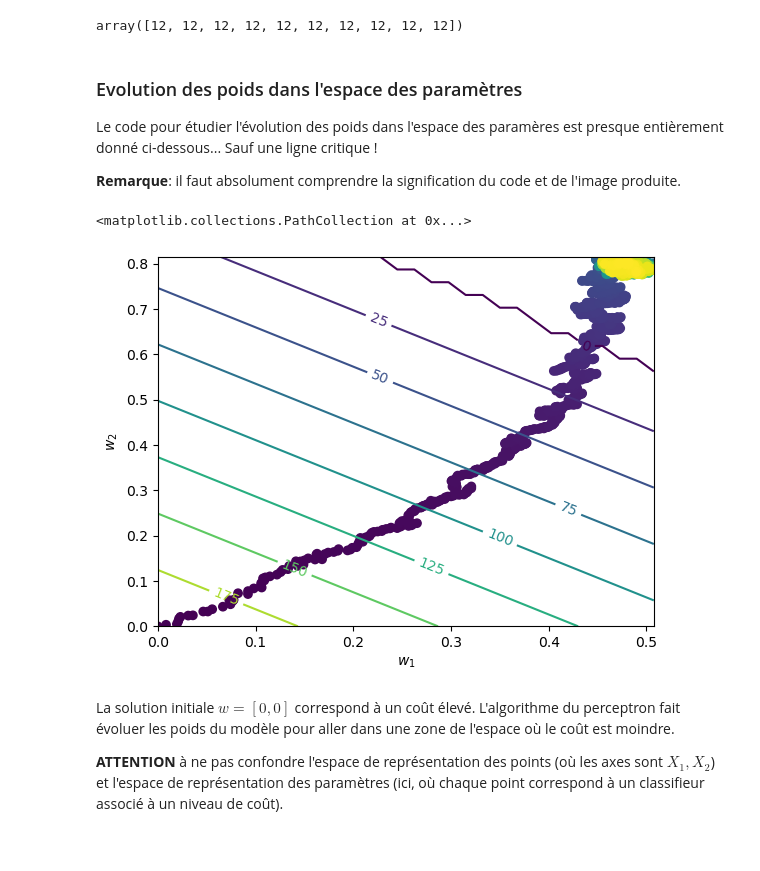
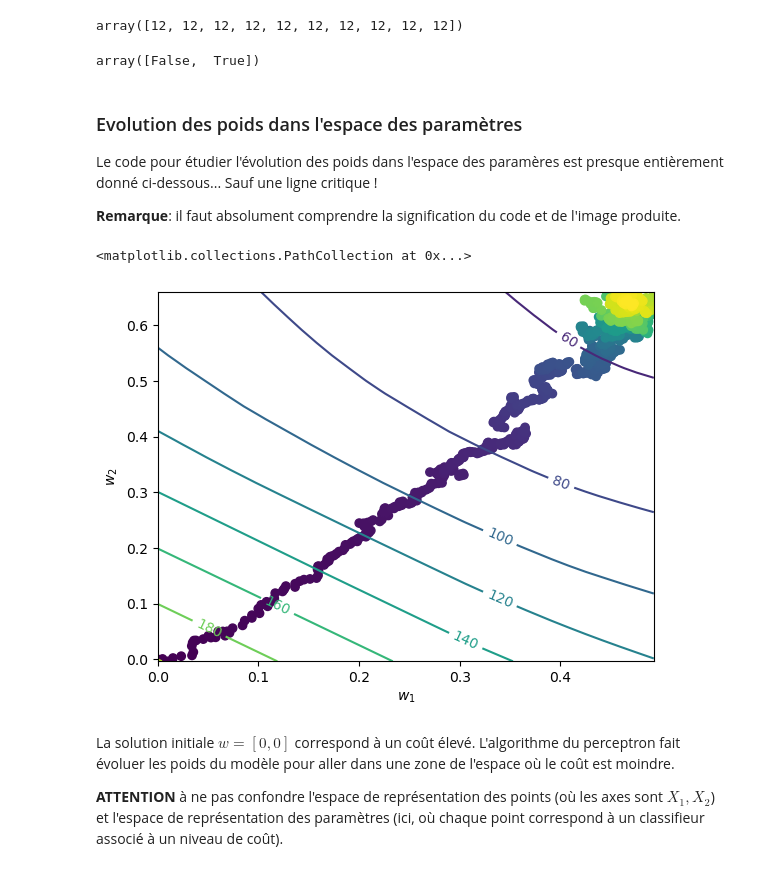
Before and after one commit to iLykTurtlz/MLAlgorithms3, a Jupyter notebook: tme-04/tme-04-Benahmed_Jarski.ipynb, the cells around one changed output. Drawn from its saved outputs; the diff is of its cells as text; code cells hidden in the pictures.

```diff
--- a/tme-04/tme-04-Benahmed_Jarski.ipynb
+++ b/tme-04/tme-04-Benahmed_Jarski.ipynb
@@ -336,17 +353,21 @@ Y = label
 allw = np.array(perceptron_biais.get_allw())
 
 # ------------------------  A COMPLETER :
-cout_liste = []
-#cout = 0
 
-for w in allw:
-    cout = 0
-    #for xi,yi in zip(X,Y):
-    for i in range(len(label)):
-        a = 1-np.dot(X[i], w)*Y[i]
-        if (a > 0):
-            cout+=a
-    cout_liste.append(cout)
+def couts(allw,X,Y):
+    cout_liste = []
+
+
+    for w in allw:
+        cout = 0
+        for xi,yi in zip(X,Y):
+            a = 1-np.dot(xi, w)*yi
+            if (a > 0):
+                cout+=a
+        cout_liste.append(cout)
+    return cout_liste
+
+cout_liste = couts(allw,X,Y)
 
 plt.figure()
 plt.plot(cout_liste) # première coordonnée du vecteur poids: w1
@@ -394,3 +417,7 @@ array([12, 12, 12, 12, 12, 12, 12, 12, 12, 12])
+# %%
+a > 0
+# %% [output]
+array([False,  True])
 # %% [markdown]
 ### Evolution des poids dans l'espace des paramètres
 
@@ -441,39 +468,40 @@ for i,w in enumerate(grid):
 #res = np.maximum(np.zeros(grid.shape[0]),np.full(grid.shape[0],X.shape[0]) - np.matmul(Y,np.matmul(X,np.transpose(grid))))
 
 #peut-être mieux?  (Y x X) x G^t
-res = np.maximum(np.zeros(grid.shape[0]),np.full(grid.shape[0],X.shape[0]) - np.matmul(np.matmul(Y,X), np.transpose(grid)))
+#res = np.maximum(np.zeros(grid.shape[0]),np.full(grid.shape[0],X.shape[0]) - np.matmul(np.matmul(Y,X), np.transpose(grid)))
+res = np.asarray(couts(grid,X,Y))
 
 #???alpha c'est la somme ou chaque element de la somme???
 
 #pas beau
 '''
 res = np.zeros(900)
 N=X.shape[0]
 for i,w in enumerate(grid):
     r = N - (np.dot(np.full((1,N),w[0]),X[:,0]) + np.dot(np.full((1,N),w[1]),X[:,1]))
     if r > 0:
         res[i] = r
 '''
 
 ##########
 
 # remise en forme de res
 res=res.reshape(x1grid.shape)
 
 fig, ax = plt.subplots() # pour 1 et 2
 ax.set_xlabel('$w_1$')
 ax.set_ylabel('$w_2$')
 CS = ax.contour(x1grid,x2grid,res)
 ax.clabel(CS, inline=1, fontsize=10)
 
 # ajoute de la couleur: jaune = plus grande itération
 ax.scatter(allw[:,0], allw[:,1], c=np.arange(len(allw)))
 
 # Sauvegarde de la figure obtenue (décommenter la ligne ci-dessous):
 #plt.savefig("out/espace_param.png")
 # %% [output]
 <matplotlib.collections.PathCollection at 0x...>
-[figure, old version]
+[figure, new version]
 # %% [markdown]
 La solution initiale $w=[0,0]$ correspond à un coût élevé. L'algorithme du perceptron fait évoluer les poids du modèle pour aller dans une zone de l'espace où le coût est moindre.
 
```
Also changed, not shown: parts of 18 cells of this notebook, 13 other files.
